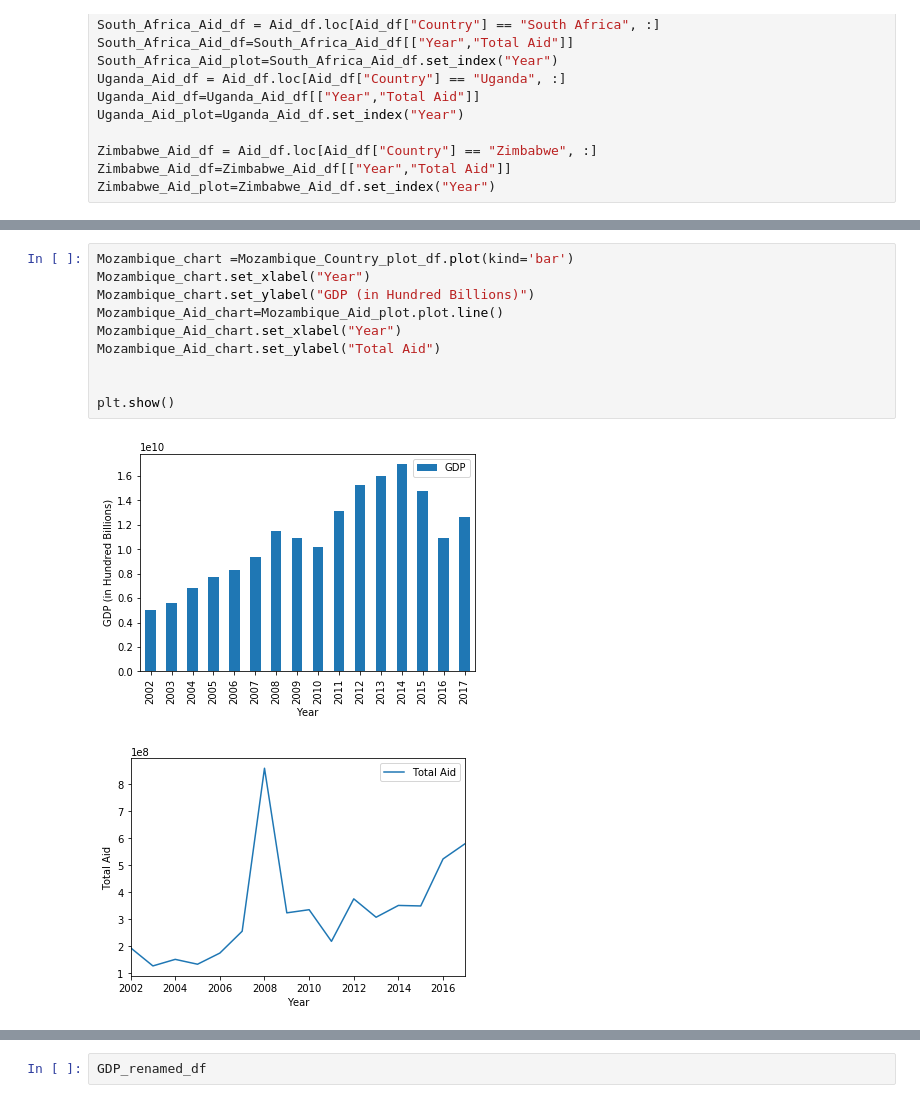
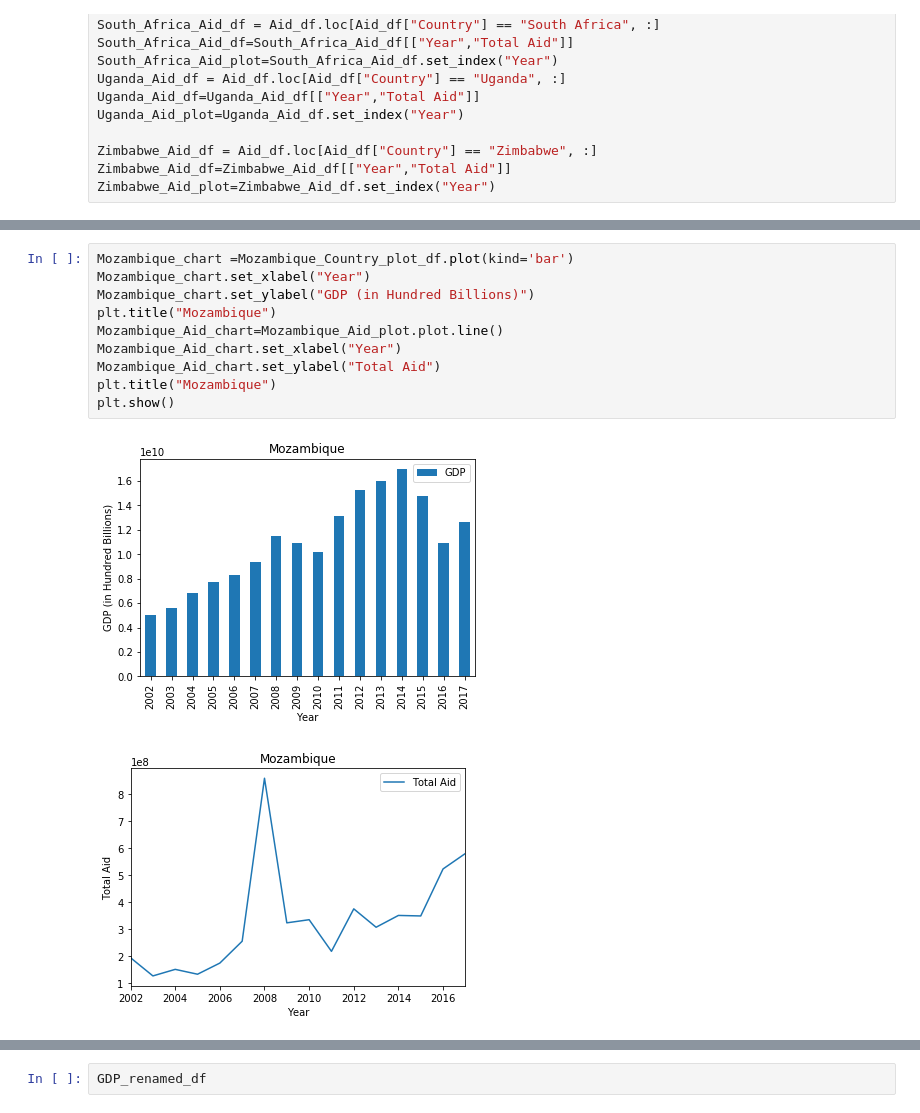
Before and after one commit to juliasweet/Project_1, a Jupyter notebook: GDP and Subsaharan Africa.ipynb, the cells around one changed output, grey strips where cells are left out. Cells and saved outputs as stored; diff of their text form.

```diff
--- a/GDP and Subsaharan Africa.ipynb
+++ b/GDP and Subsaharan Africa.ipynb
@@ -375,16 +384,16 @@ plt.show()
 # %%
 Mozambique_chart =Mozambique_Country_plot_df.plot(kind='bar')
 Mozambique_chart.set_xlabel("Year")
 Mozambique_chart.set_ylabel("GDP (in Hundred Billions)")
+plt.title("Mozambique")
 Mozambique_Aid_chart=Mozambique_Aid_plot.plot.line()
 Mozambique_Aid_chart.set_xlabel("Year")
 Mozambique_Aid_chart.set_ylabel("Total Aid")
-
-
+plt.title("Mozambique")
 plt.show()
 # %% [output]
-[figure, old version]
+[figure, new version]
-[figure, old version]
+[figure, new version]
 # %%
 Namibia_chart =Namibia_Country_plot_df.plot(kind='bar')
 Namibia_chart.set_xlabel("Year")
```
Also changed, not shown: parts of 18 cells of this notebook.
